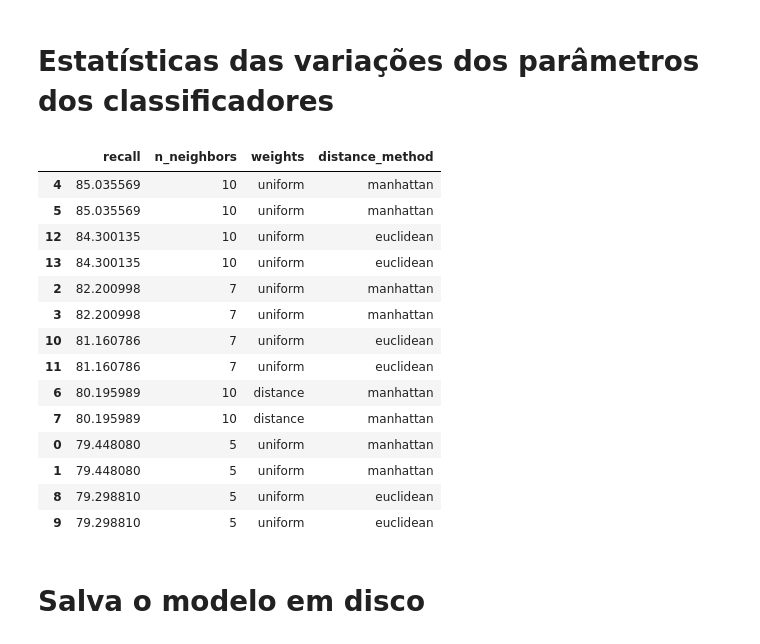
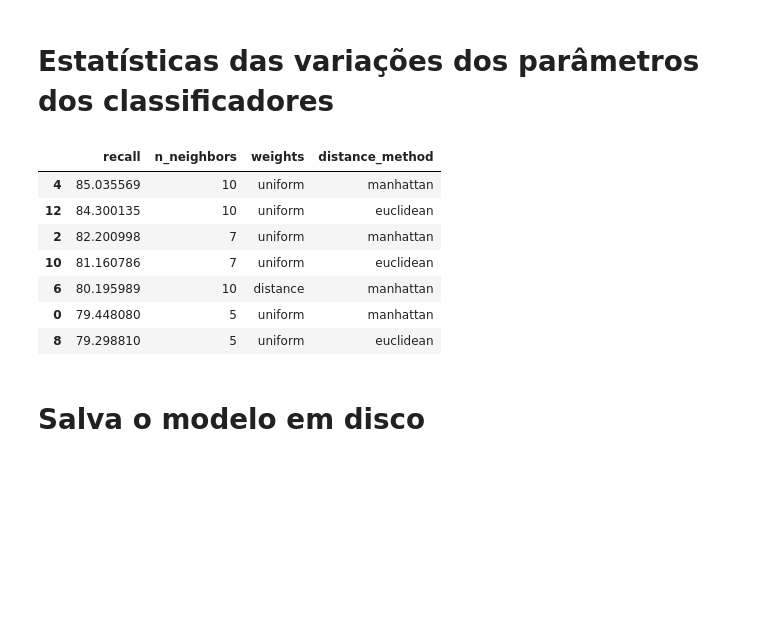
Before and after one commit to adornodev/pos-graduacao-Lunar, a Jupyter notebook: machinelearning/2_modelagem/3_modelo/0_knn.ipynb, the cells around one changed output. Drawn from its saved outputs; the diff is of its cells as text; code cells hidden in the pictures; blank space fills up the shorter version.

```diff
--- a/machinelearning/2_modelagem/3_modelo/0_knn.ipynb
+++ b/machinelearning/2_modelagem/3_modelo/0_knn.ipynb
@@ -279,23 +279,16 @@ for classifier in cms:
 # Estatísticas das variações dos parâmetros dos classificadores
 # %%
 df_statistics = pd.DataFrame.from_records(data=statistics, exclude=['classifier'])
-df_statistics.sort_values(by=['recall'], ascending=False)
+df_statistics.sort_values(by=['recall'], ascending=False).drop_duplicates(keep='first')
 # %% [output]
 |  | recall | n_neighbors | weights | distance_method |
 | 4 | 85.035569 | 10 | uniform | manhattan |
-| 5 | 85.035569 | 10 | uniform | manhattan |
 | 12 | 84.300135 | 10 | uniform | euclidean |
-| 13 | 84.300135 | 10 | uniform | euclidean |
 | 2 | 82.200998 | 7 | uniform | manhattan |
-| 3 | 82.200998 | 7 | uniform | manhattan |
 | 10 | 81.160786 | 7 | uniform | euclidean |
-| 11 | 81.160786 | 7 | uniform | euclidean |
 | 6 | 80.195989 | 10 | distance | manhattan |
-| 7 | 80.195989 | 10 | distance | manhattan |
 | 0 | 79.448080 | 5 | uniform | manhattan |
-| 1 | 79.448080 | 5 | uniform | manhattan |
 | 8 | 79.298810 | 5 | uniform | euclidean |
-| 9 | 79.298810 | 5 | uniform | euclidean |
 # %% [markdown]
 # Salva o modelo em disco
 # %%
```
Also changed, not shown: 1 other file.
